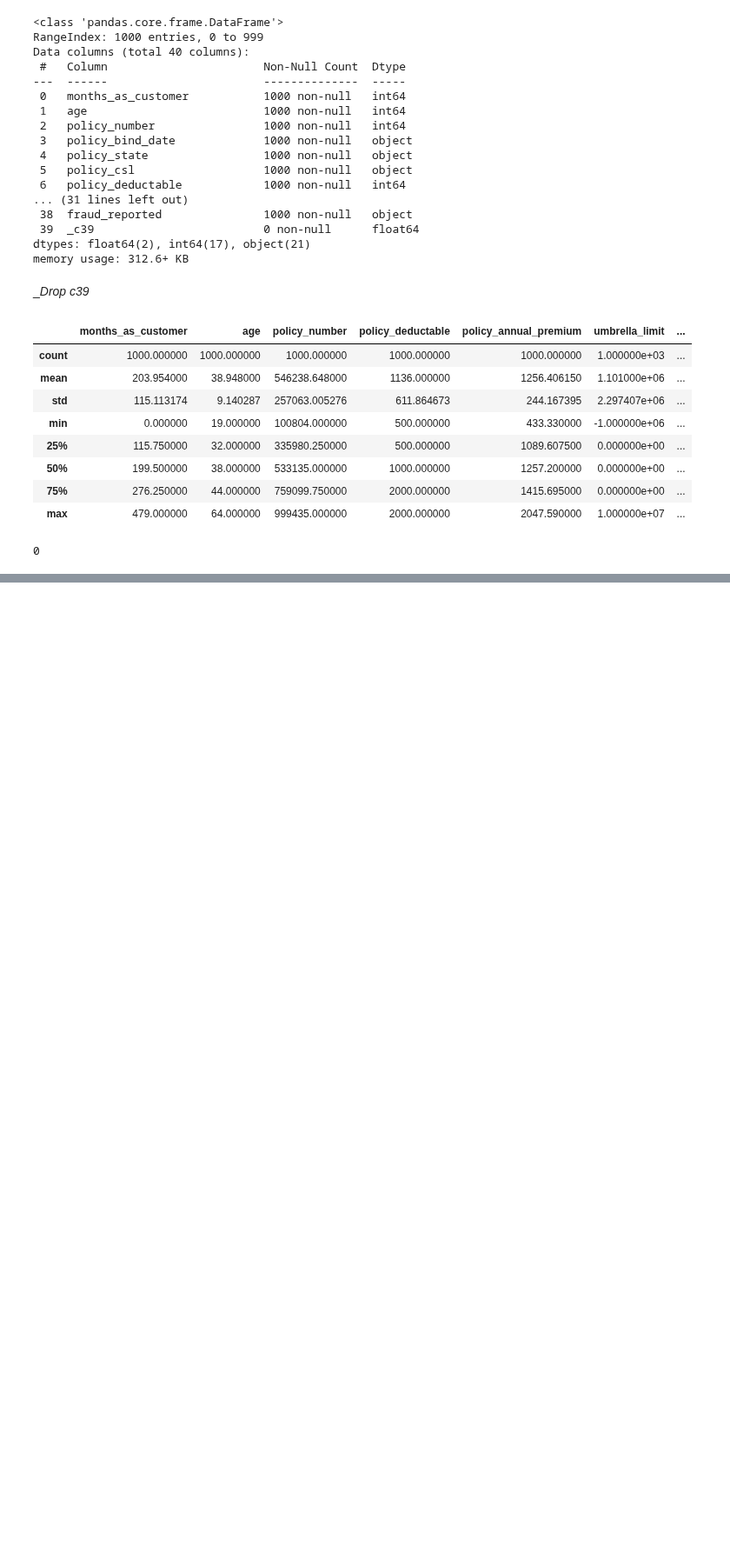
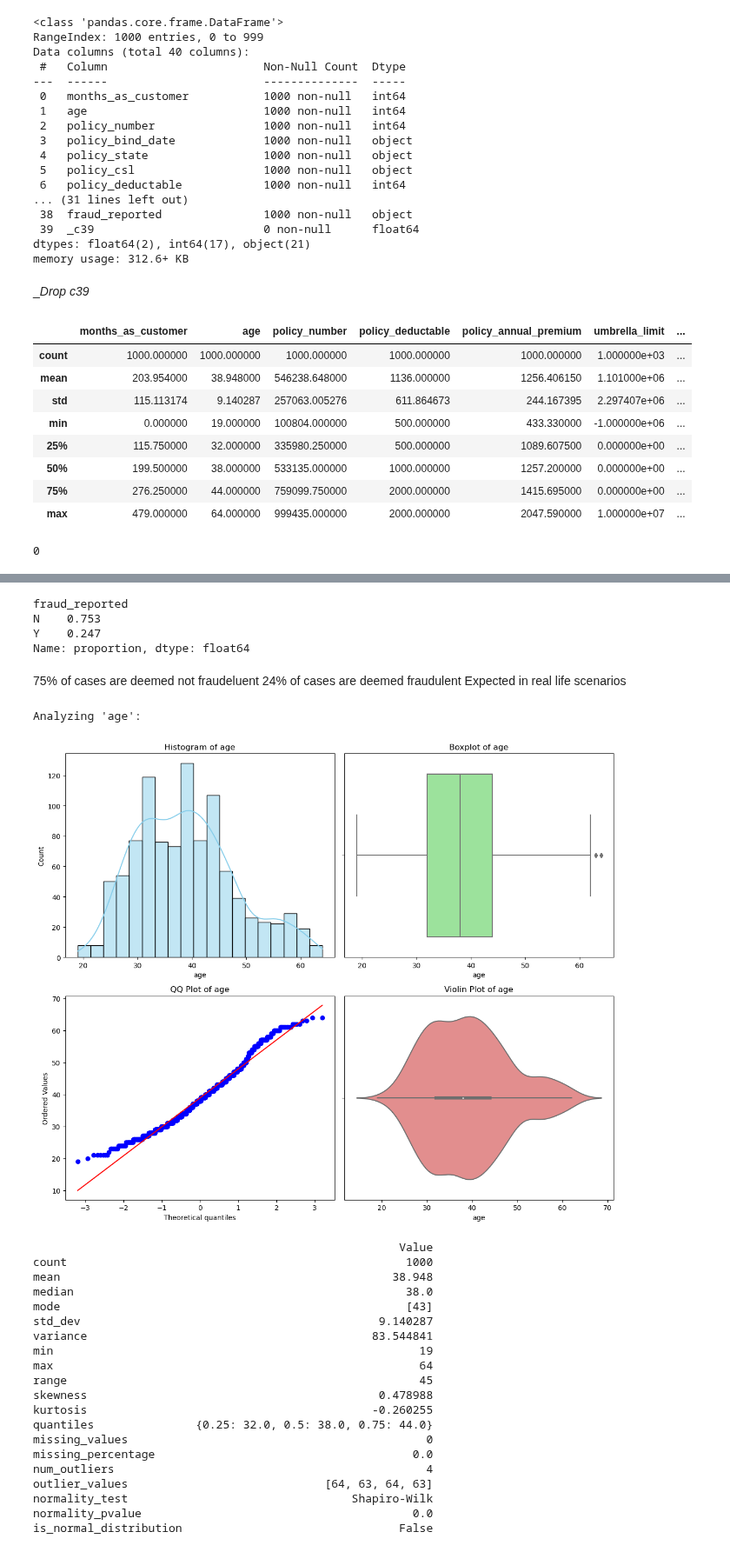
Before and after one commit to She-LoyceTsuma/Capstone, a Jupyter notebook: insurancenotebook.ipynb, the cells around one changed output, grey strips where cells are left out. Shown at 87% size. Saved outputs shown, nothing was run; the diff lists cells and outputs as text; code cells hidden in the pictures; blank space fills up the shorter version.

```diff
--- a/insurancenotebook.ipynb
+++ b/insurancenotebook.ipynb
@@ -54,0 +76,12 @@ df.duplicated().sum()
+# %%
+#exploring Target Variable
+df.fraud_reported.value_counts(normalize = True)
+# %% [output]
+fraud_reported
+N    0.753
+Y    0.247
+Name: proportion, dtype: float64
+# %% [markdown]
+75% of cases are deemed not fraudeluent
+24% of cases are deemed fraudulent
+Expected in real life scenarios
@@ -54,0 +188,27 @@ df.duplicated().sum()
+# %%
+#Using the function
+
+univariate_analysis(df, cols=['age'], output_dir=None)
+# %% [output]
+Analyzing 'age':
+[figure, added]
+                                                      Value
+count                                                  1000
+mean                                                 38.948
+median                                                 38.0
+mode                                                   [43]
+std_dev                                            9.140287
+variance                                          83.544841
+min                                                      19
+max                                                      64
+range                                                    45
+skewness                                           0.478988
+kurtosis                                          -0.260255
+quantiles               {0.25: 32.0, 0.5: 38.0, 0.75: 44.0}
+missing_values                                            0
+missing_percentage                                      0.0
+num_outliers                                              4
+outlier_values                             [64, 63, 64, 63]
+normality_test                                 Shapiro-Wilk
+normality_pvalue                                        0.0
+is_normal_distribution                                False
```
Also changed, not shown: parts of 5 cells of this notebook.
